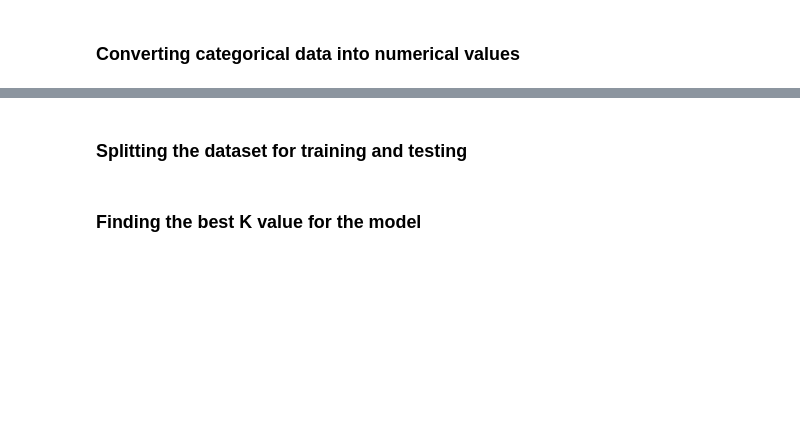
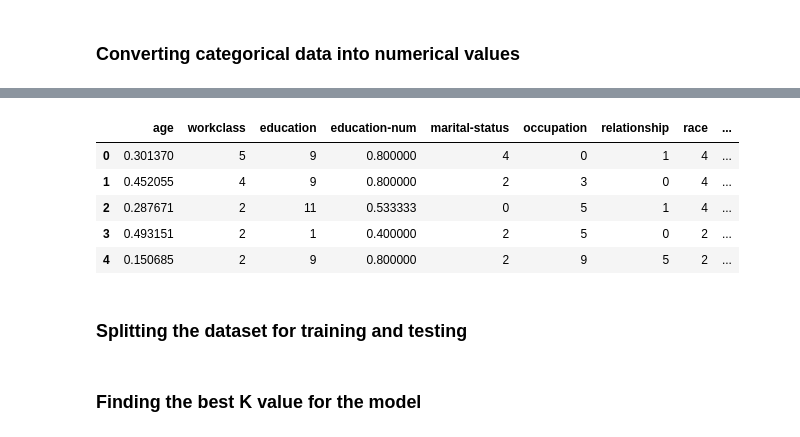
Before and after one commit to Mahesh419/Adult_Census_Income_Binary_Classification, a Jupyter notebook: Assignment_ CSC_369_2.0.ipynb, the cells around one changed output, grey strips where cells are left out. Saved outputs shown, nothing was run; the diff lists cells and outputs as text; code cells hidden in the pictures; blank space fills up the shorter version.

```diff
--- a/Assignment_ CSC_369_2.0.ipynb
+++ b/Assignment_ CSC_369_2.0.ipynb
@@ -106,3 +67,17 @@ dataset.head(10)
+# %%
+labelEncoder_values = LabelEncoder()
+
+for col in [1,2,4,5,6,7,8,12,13]:
+    dataset.iloc[:,col] = labelEncoder_values.fit_transform(dataset.iloc[:,col])
+
+dataset.head()
+# %% [output]
+|  | age | workclass | education | education-num | marital-status | occupation | relationship | race | ... |
+| 0 | 0.301370 | 5 | 9 | 0.800000 | 4 | 0 | 1 | 4 | ... |
+| 1 | 0.452055 | 4 | 9 | 0.800000 | 2 | 3 | 0 | 4 | ... |
+| 2 | 0.287671 | 2 | 11 | 0.533333 | 0 | 5 | 1 | 4 | ... |
+| 3 | 0.493151 | 2 | 1 | 0.400000 | 2 | 5 | 0 | 2 | ... |
+| 4 | 0.150685 | 2 | 9 | 0.800000 | 2 | 9 | 5 | 2 | ... |
 # %% [markdown]
 ### Splitting the dataset for training and testing
 # %%
```
Also changed, not shown: parts of 46 cells of this notebook.
